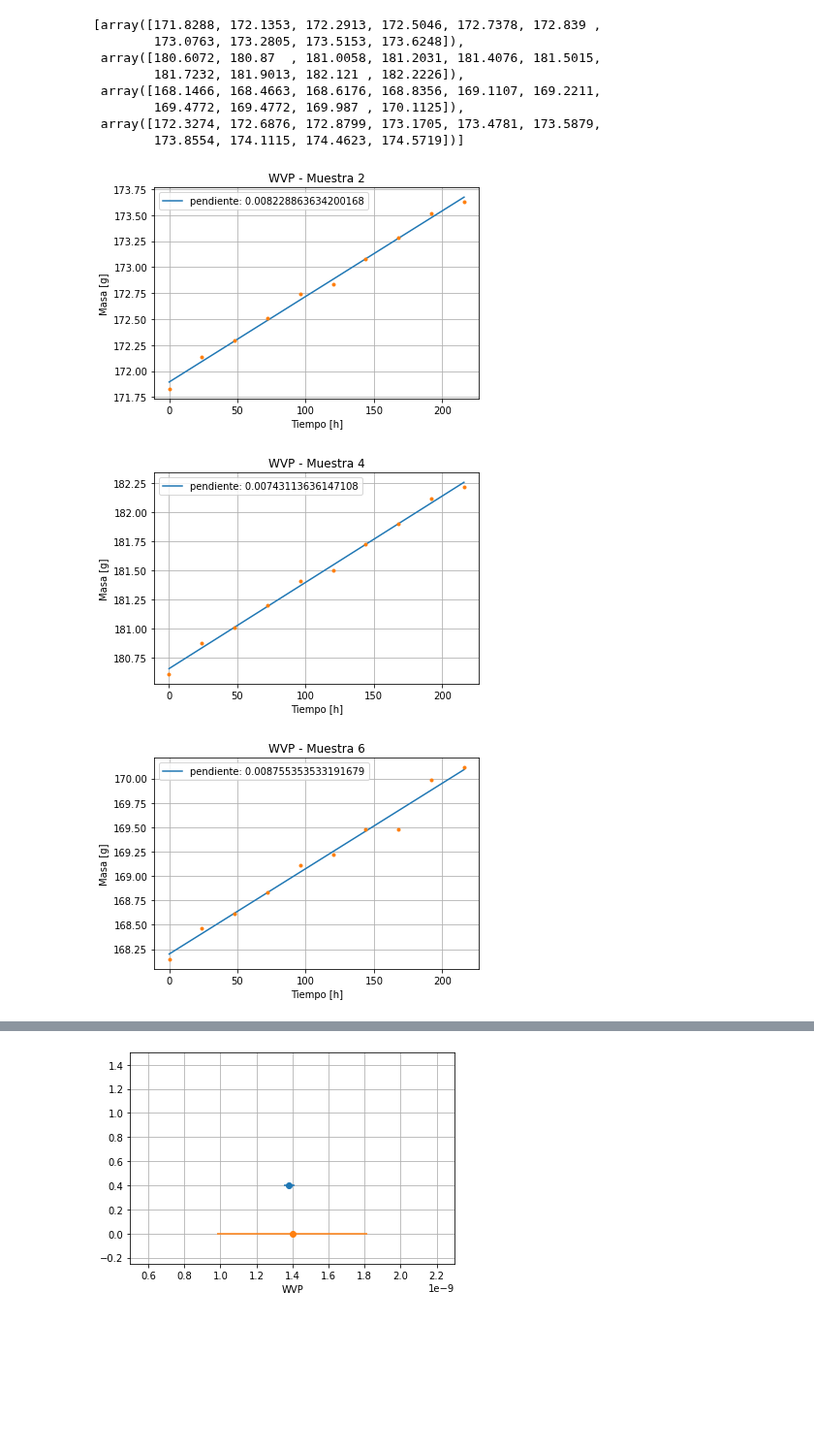
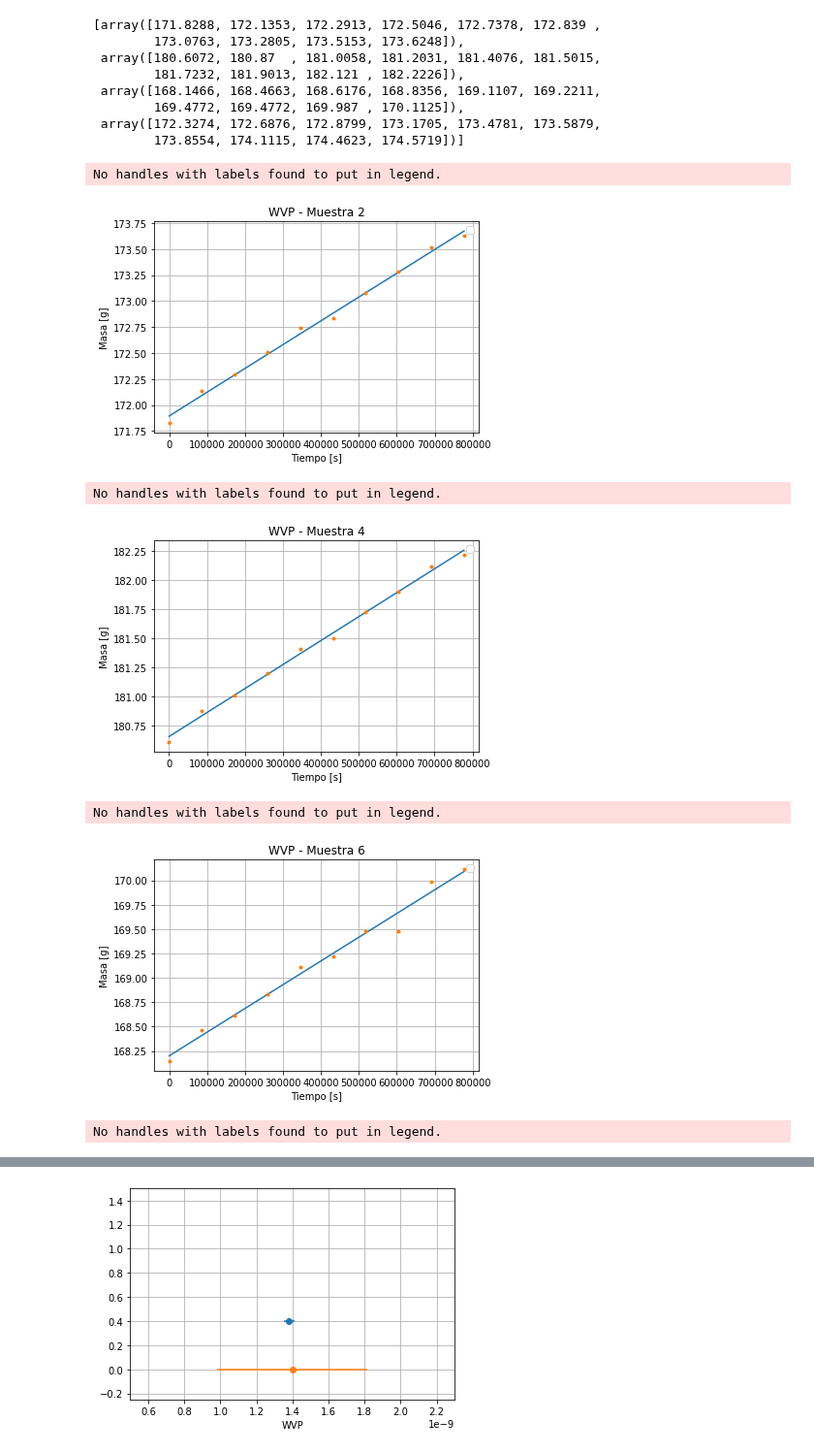
Before and after one commit to fyulita/laboratorio-6-y-7, a Jupyter notebook: WVP/WVP_y_Humedad.ipynb, the cells around one changed output, grey strips where cells are left out. Shown at 97% size. Cells and saved outputs as stored; diff of their text form; code cells hidden in the pictures; blank space fills up the shorter version.

```diff
--- a/WVP/WVP_y_Humedad.ipynb
+++ b/WVP/WVP_y_Humedad.ipynb
@@ -62,25 +62,29 @@ peso
 # %%
 #Graficos
 def lineal(x,a,b):
     return a*x+b
 
 pendiente=[]
 for i in range(4):
-    x=np.arange(0,len(peso[i])*24,24)
+    x=np.arange(0,len(peso[i])*24*60*60,24*60*60)
     y=peso[i]
     popt,pcov=curve_fit(lineal,x,y)
 
     pendiente.append(popt[0])
-    plt.plot(x,lineal(x,popt[0],popt[1]),label=f'pendiente: {popt[0]}')
+    plt.plot(x,lineal(x,popt[0],popt[1]))#,label=f'pendiente: {popt[0]}')
     plt.title(f'WVP - Muestra {2*i+2}')
-    plt.xlabel('Tiempo [h]')
+    plt.xlabel('Tiempo [s]')
     plt.ylabel('Masa [g]')
     plt.plot(x,y,'.')
     plt.legend()
     plt.plot()
     plt.grid(True)
     plt.show()
 # %% [output]
+No handles with labels found to put in legend.
-[figure, old version]
+[figure, new version]
+No handles with labels found to put in legend.
-[figure, old version]
+[figure, new version]
+No handles with labels found to put in legend.
-[figure, old version]
+[figure, new version]
+No handles with labels found to put in legend.
```
Also changed, not shown: parts of 4 cells of this notebook, 16 other files.
